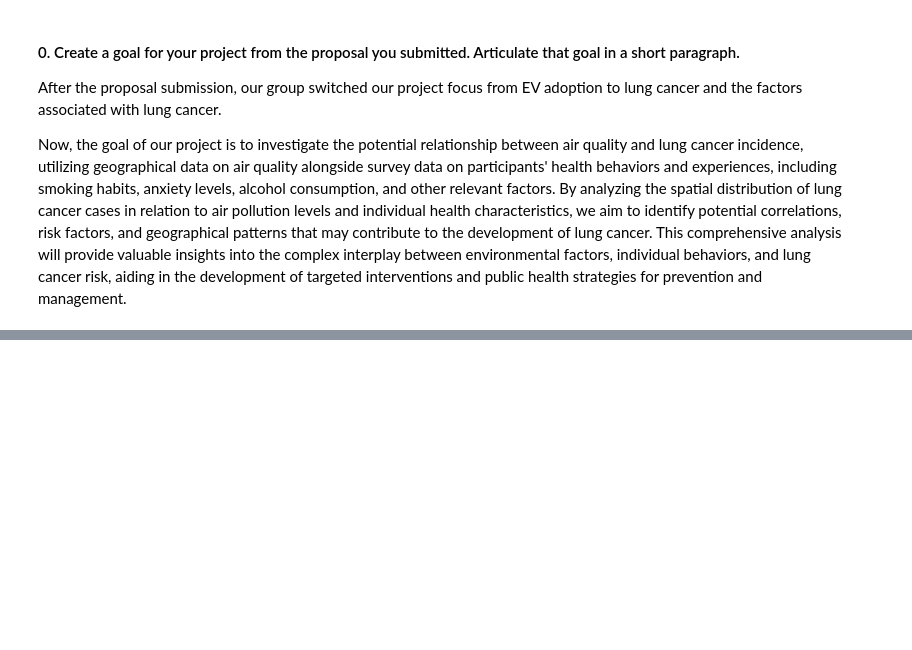
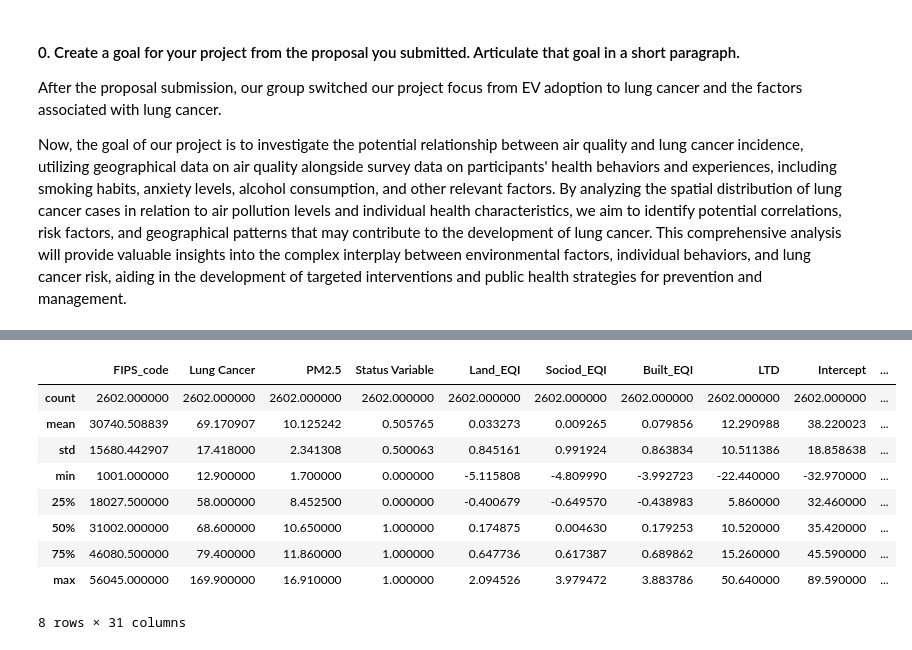
Before and after one commit to kevmiao/CS329E-Project, a Jupyter notebook: analysis.ipynb, the cells around one changed output, grey strips where cells are left out. Saved outputs shown, nothing was run; the diff lists cells and outputs as text; code cells hidden in the pictures; blank space fills up the shorter version.

```diff
--- a/analysis.ipynb
+++ b/analysis.ipynb
@@ -23,0 +81,13 @@ pd.read_csv
+# %%
+air_cancer_df.describe()
+# %% [output]
+|  | FIPS_code | Lung Cancer | PM2.5 | Status Variable | Land_EQI | Sociod_EQI | Built_EQI | LTD | Intercept | ... |
+| count | 2602.000000 | 2602.000000 | 2602.000000 | 2602.000000 | 2602.000000 | 2602.000000 | 2602.000000 | 2602.000000 | 2602.000000 | ... |
+| mean | 30740.508839 | 69.170907 | 10.125242 | 0.505765 | 0.033273 | 0.009265 | 0.079856 | 12.290988 | 38.220023 | ... |
+| std | 15680.442907 | 17.418000 | 2.341308 | 0.500063 | 0.845161 | 0.991924 | 0.863834 | 10.511386 | 18.858638 | ... |
+| min | 1001.000000 | 12.900000 | 1.700000 | 0.000000 | -5.115808 | -4.809990 | -3.992723 | -22.440000 | -32.970000 | ... |
+| 25% | 18027.500000 | 58.000000 | 8.452500 | 0.000000 | -0.400679 | -0.649570 | -0.438983 | 5.860000 | 32.460000 | ... |
+| 50% | 31002.000000 | 68.600000 | 10.650000 | 1.000000 | 0.174875 | 0.004630 | 0.179253 | 10.520000 | 35.420000 | ... |
+| 75% | 46080.500000 | 79.400000 | 11.860000 | 1.000000 | 0.647736 | 0.617387 | 0.689862 | 15.260000 | 45.590000 | ... |
+| max | 56045.000000 | 169.900000 | 16.910000 | 1.000000 | 2.094526 | 3.979472 | 3.883786 | 50.640000 | 89.590000 | ... |
+8 rows × 31 columns
```
Also changed, not shown: parts of 23 cells of this notebook, 2 other files.
